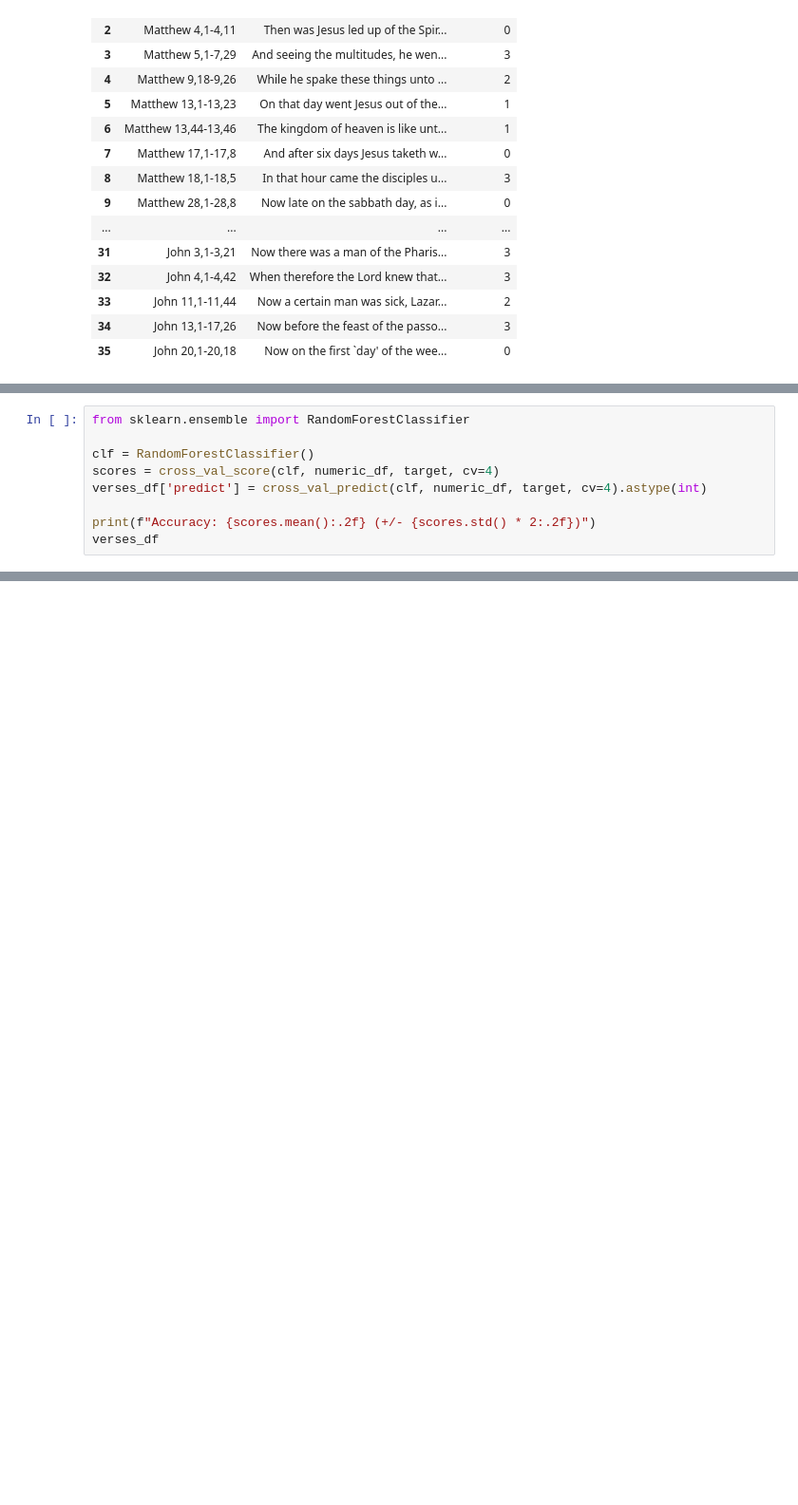
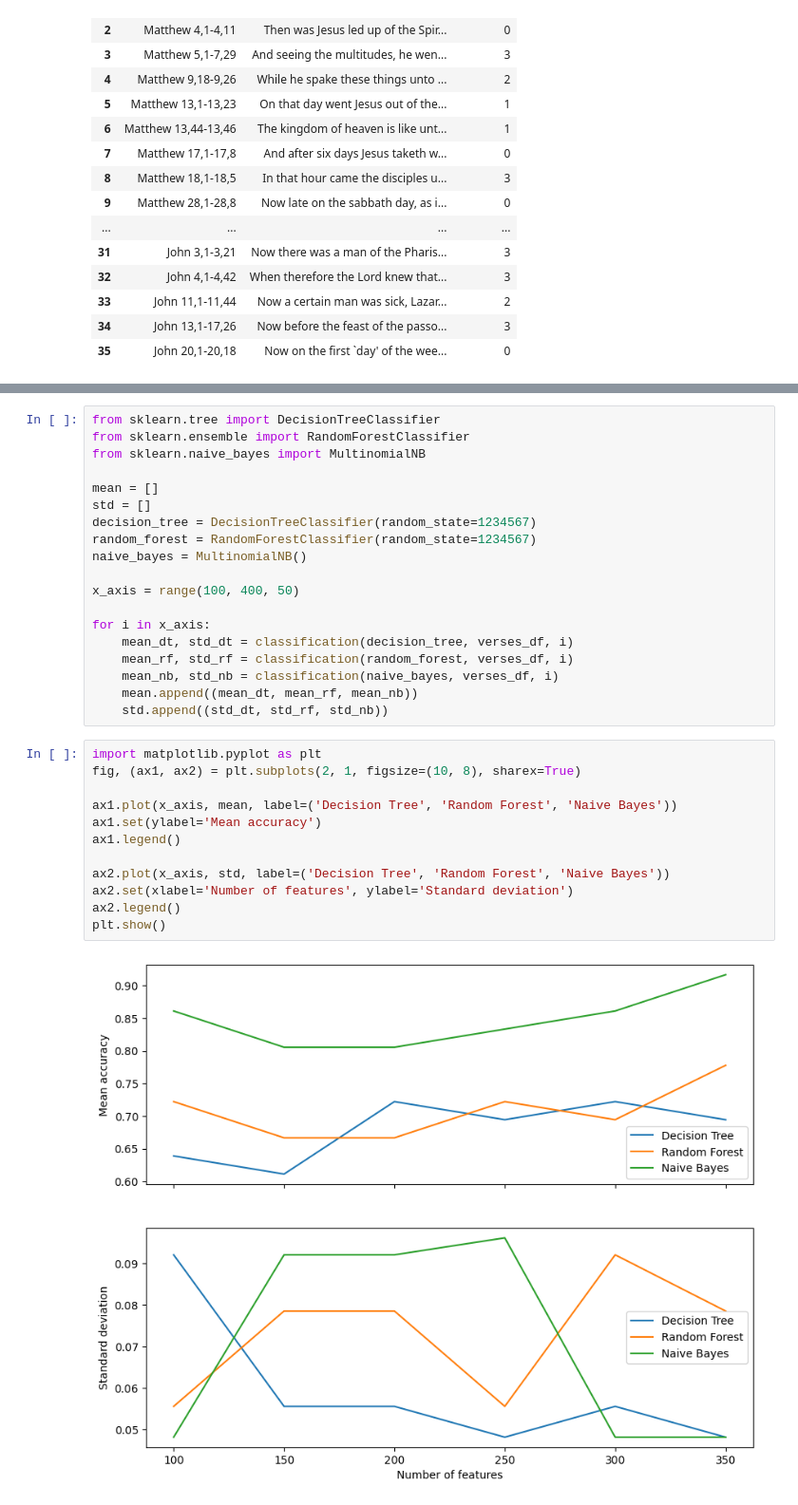
Before and after one commit to rik1599/advanced-data-science-2023, a Jupyter notebook: bible-nlp/bible-nlp.ipynb, the cells around one changed output, grey strips where cells are left out. Shown: that part at 95% size. Cells and saved outputs as stored; diff of their text form; blank space fills up the shorter version.

Commit message:
classification

```diff
--- a/bible-nlp/bible-nlp.ipynb
+++ b/bible-nlp/bible-nlp.ipynb
@@ -231,9 +202,0 @@ Accuracy: 0.64 (+/- 0.24)
-# %%
-from sklearn.ensemble import RandomForestClassifier
-
-clf = RandomForestClassifier()
-scores = cross_val_score(clf, numeric_df, target, cv=4)
-verses_df['predict'] = cross_val_predict(clf, numeric_df, target, cv=4).astype(int)
-
-print(f"Accuracy: {scores.mean():.2f} (+/- {scores.std() * 2:.2f})")
-verses_df
@@ -258,0 +205,33 @@ Accuracy: 0.69 (+/- 0.24)
+# %%
+from sklearn.tree import DecisionTreeClassifier
+from sklearn.ensemble import RandomForestClassifier
+from sklearn.naive_bayes import MultinomialNB
+
+mean = []
+std = []
+decision_tree = DecisionTreeClassifier(random_state=1234567)
+random_forest = RandomForestClassifier(random_state=1234567)
+naive_bayes = MultinomialNB()
+
+x_axis = range(100, 400, 50)
+
+for i in x_axis:
+    mean_dt, std_dt = classification(decision_tree, verses_df, i)
+    mean_rf, std_rf = classification(random_forest, verses_df, i)
+    mean_nb, std_nb = classification(naive_bayes, verses_df, i)
+    mean.append((mean_dt, mean_rf, mean_nb))
+    std.append((std_dt, std_rf, std_nb))
+# %%
+import matplotlib.pyplot as plt
+fig, (ax1, ax2) = plt.subplots(2, 1, figsize=(10, 8), sharex=True)
+
+ax1.plot(x_axis, mean, label=('Decision Tree', 'Random Forest', 'Naive Bayes'))
+ax1.set(ylabel='Mean accuracy')
+ax1.legend()
+
+ax2.plot(x_axis, std, label=('Decision Tree', 'Random Forest', 'Naive Bayes'))
+ax2.set(xlabel='Number of features', ylabel='Standard deviation')
+ax2.legend()
+plt.show()
+# %% [output]
+[figure, added]
```
Also changed, not shown: parts of 9 cells of this notebook.
